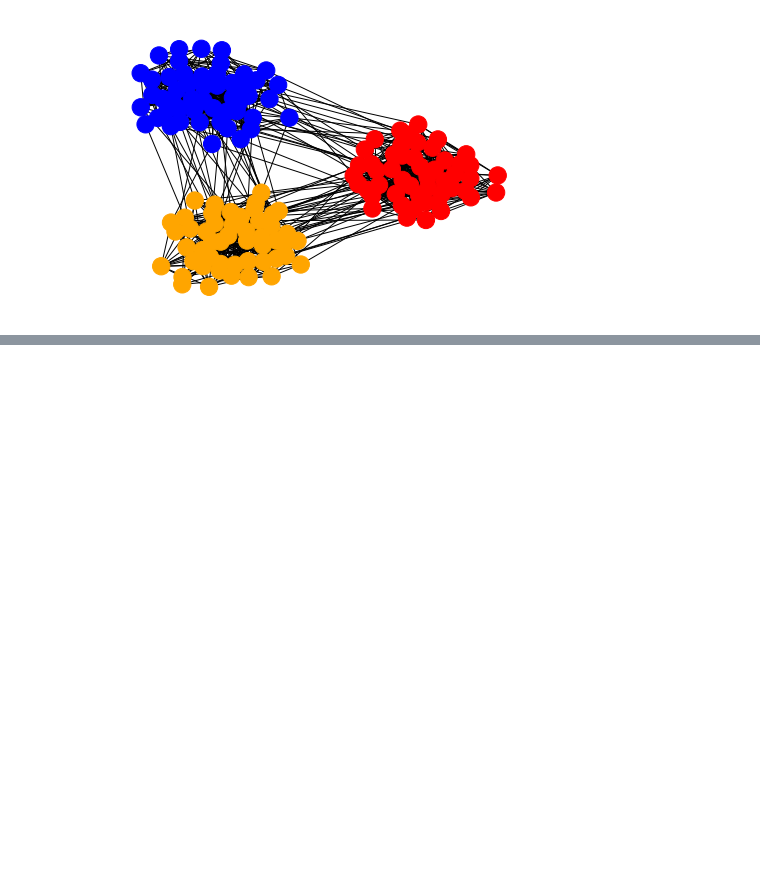
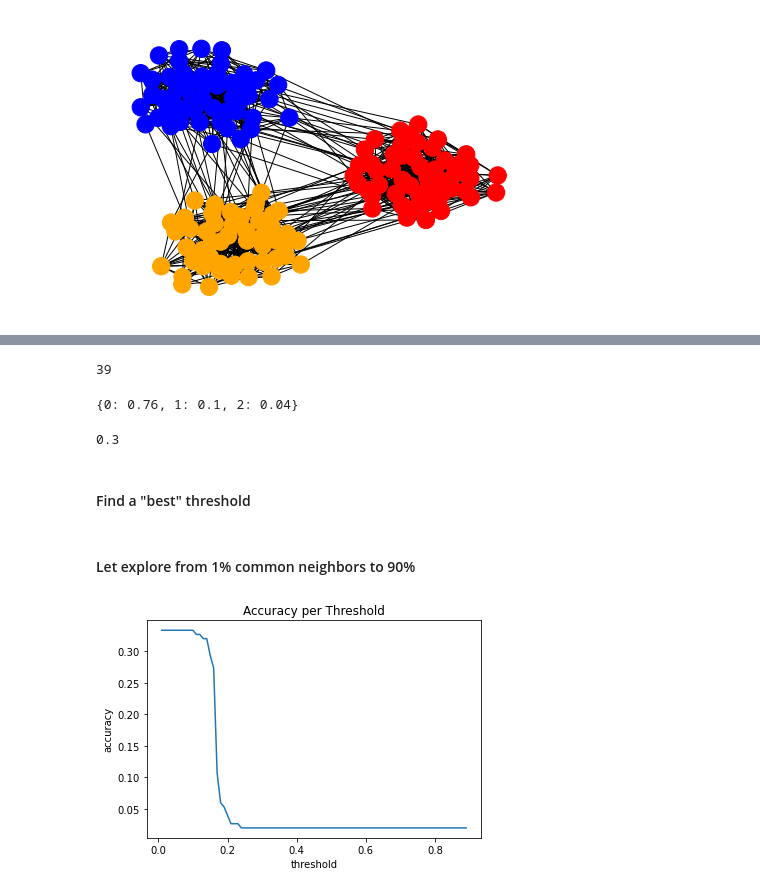
Before and after one commit to hblyx/DSC180_P1_Tom, a Jupyter notebook: weighted_test.ipynb, the cells around one changed output, grey strips where cells are left out. Drawn from its saved outputs; the diff is of its cells as text; code cells hidden in the pictures; blank space fills up the shorter version.

```diff
--- a/weighted_test.ipynb
+++ b/weighted_test.ipynb
@@ -26,0 +109,21 @@ Reset all predictions
+# %%
+CNC.num_pred_com
+# %% [output]
+39
+# %%
+CNC.accuracy_per_actual
+# %% [output]
+{0: 0.76, 1: 0.1, 2: 0.04}
+# %%
+CNC.getAvgAccuracy()
+# %% [output]
+0.3
+# %% [markdown]
+#### Find a "best" threshold
+# %% [markdown]
+#### Let explore from 1% common neighbors to 90%
+# %%
+CNC = cnc.CommonNeighborCommunity(G, actual_com)
+plotThresAcc(differentThes(0.01, 0.9, 0.01, CNC))
+# %% [output]
+[figure, added]
```
Also changed, not shown: parts of 23 cells of this notebook, 1 other file.
